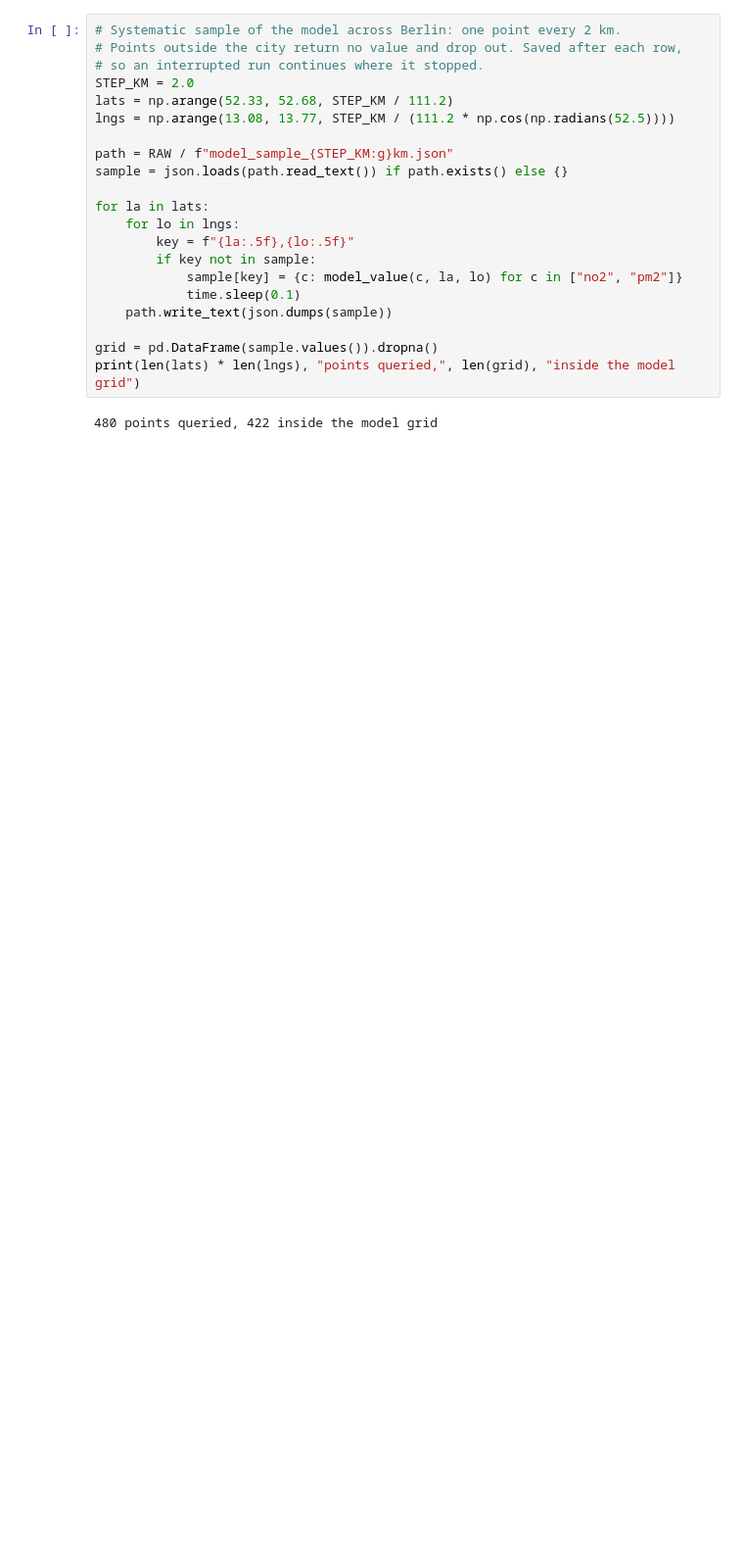
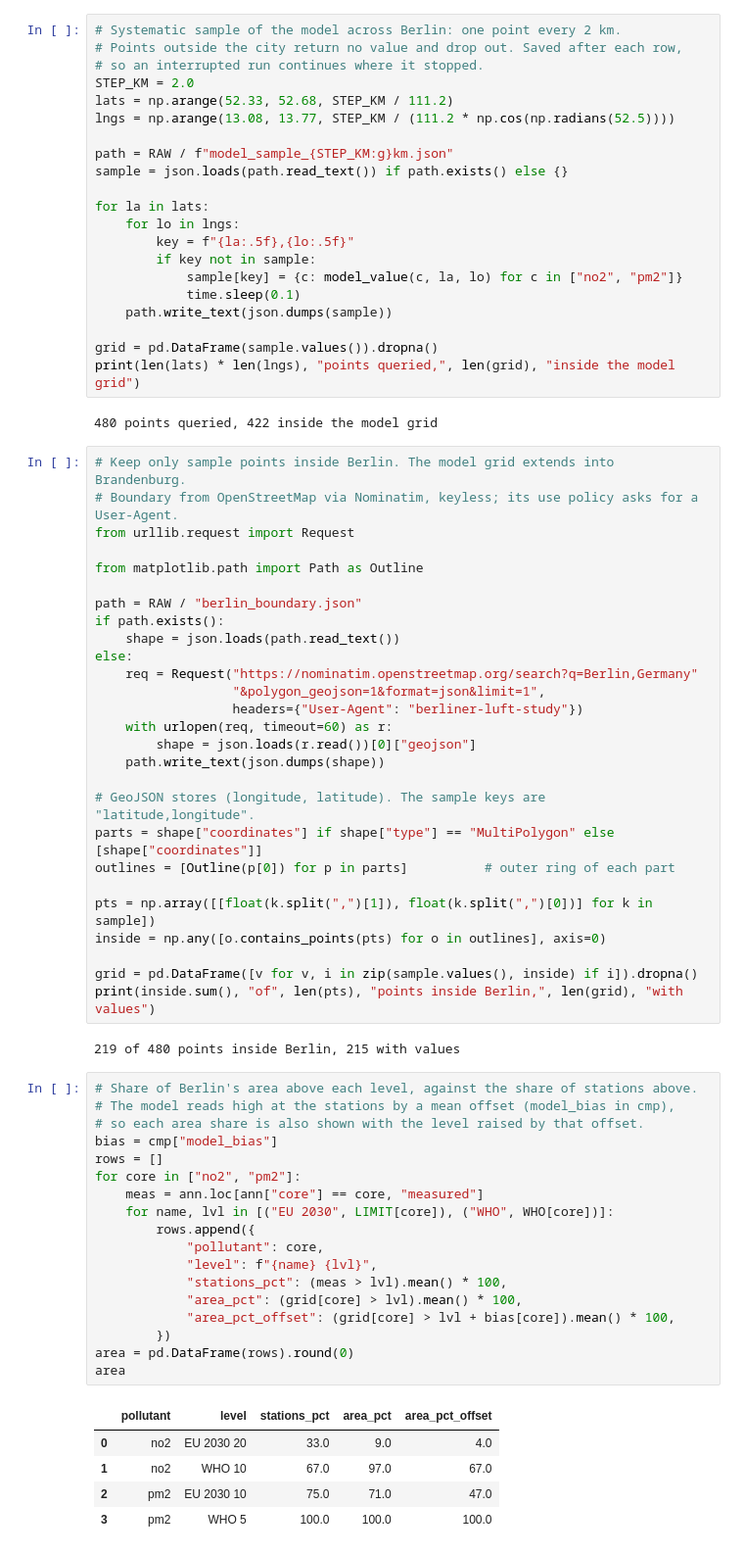
Before and after one commit to petrakuhnle/Air_Quality_Project, a Jupyter notebook: notebooks/04_spatial.ipynb, the cells around one changed output. Shown at 98% size. Saved outputs shown, nothing was run; the diff lists cells and outputs as text; blank space fills up the shorter version.

```diff
--- a/notebooks/04_spatial.ipynb
+++ b/notebooks/04_spatial.ipynb
@@ -419,3 +419,56 @@ grid = pd.DataFrame(sample.values()).dropna()
 print(len(lats) * len(lngs), "points queried,", len(grid), "inside the model grid")
 # %% [output]
 480 points queried, 422 inside the model grid
+# %%
+# Keep only sample points inside Berlin. The model grid extends into Brandenburg.
+# Boundary from OpenStreetMap via Nominatim, keyless; its use policy asks for a User-Agent.
+from urllib.request import Request
+
+from matplotlib.path import Path as Outline
+
+path = RAW / "berlin_boundary.json"
+if path.exists():
+    shape = json.loads(path.read_text())
+else:
+    req = Request("https://nominatim.openstreetmap.org/search?q=Berlin,Germany"
+                  "&polygon_geojson=1&format=json&limit=1",
+                  headers={"User-Agent": "berliner-luft-study"})
+    with urlopen(req, timeout=60) as r:
+        shape = json.loads(r.read())[0]["geojson"]
+    path.write_text(json.dumps(shape))
+
+# GeoJSON stores (longitude, latitude). The sample keys are "latitude,longitude".
+parts = shape["coordinates"] if shape["type"] == "MultiPolygon" else [shape["coordinates"]]
+outlines = [Outline(p[0]) for p in parts]          # outer ring of each part
+
+pts = np.array([[float(k.split(",")[1]), float(k.split(",")[0])] for k in sample])
+inside = np.any([o.contains_points(pts) for o in outlines], axis=0)
+
+grid = pd.DataFrame([v for v, i in zip(sample.values(), inside) if i]).dropna()
+print(inside.sum(), "of", len(pts), "points inside Berlin,", len(grid), "with values")
+# %% [output]
+219 of 480 points inside Berlin, 215 with values
+# %%
+# Share of Berlin's area above each level, against the share of stations above.
+# The model reads high at the stations by a mean offset (model_bias in cmp),
+# so each area share is also shown with the level raised by that offset.
+bias = cmp["model_bias"]
+rows = []
+for core in ["no2", "pm2"]:
+    meas = ann.loc[ann["core"] == core, "measured"]
+    for name, lvl in [("EU 2030", LIMIT[core]), ("WHO", WHO[core])]:
+        rows.append({
+            "pollutant": core,
+            "level": f"{name} {lvl}",
+            "stations_pct": (meas > lvl).mean() * 100,
+            "area_pct": (grid[core] > lvl).mean() * 100,
+            "area_pct_offset": (grid[core] > lvl + bias[core]).mean() * 100,
+        })
+area = pd.DataFrame(rows).round(0)
+area
+# %% [output]
+|  | pollutant | level | stations_pct | area_pct | area_pct_offset |
+| 0 | no2 | EU 2030 20 | 33.0 | 9.0 | 4.0 |
+| 1 | no2 | WHO 10 | 67.0 | 97.0 | 67.0 |
+| 2 | pm2 | EU 2030 10 | 75.0 | 71.0 | 47.0 |
+| 3 | pm2 | WHO 5 | 100.0 | 100.0 | 100.0 |
```
Also changed, not shown: parts of 3 cells of this notebook.
